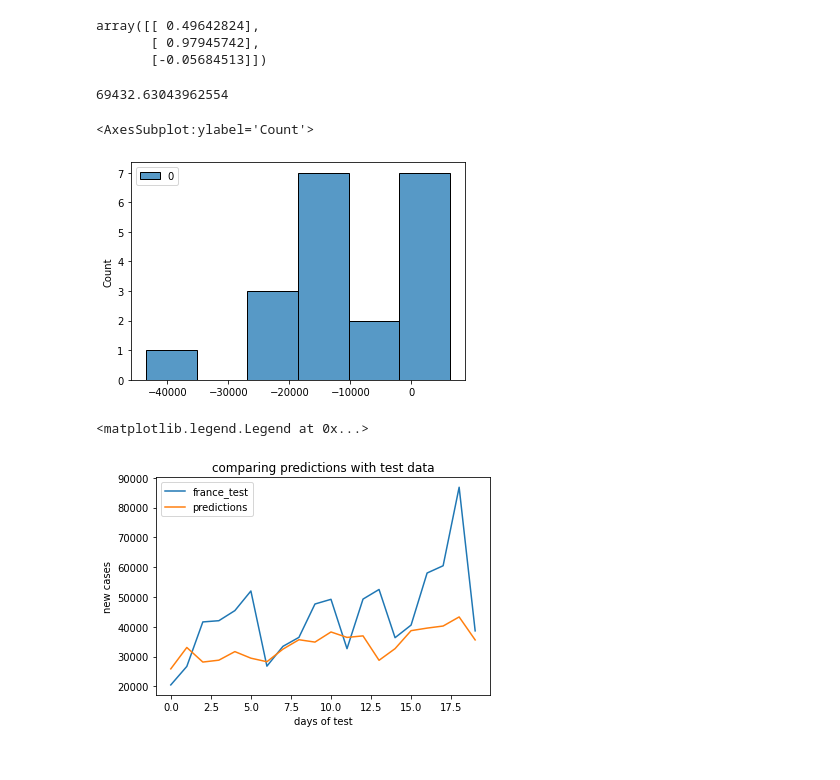
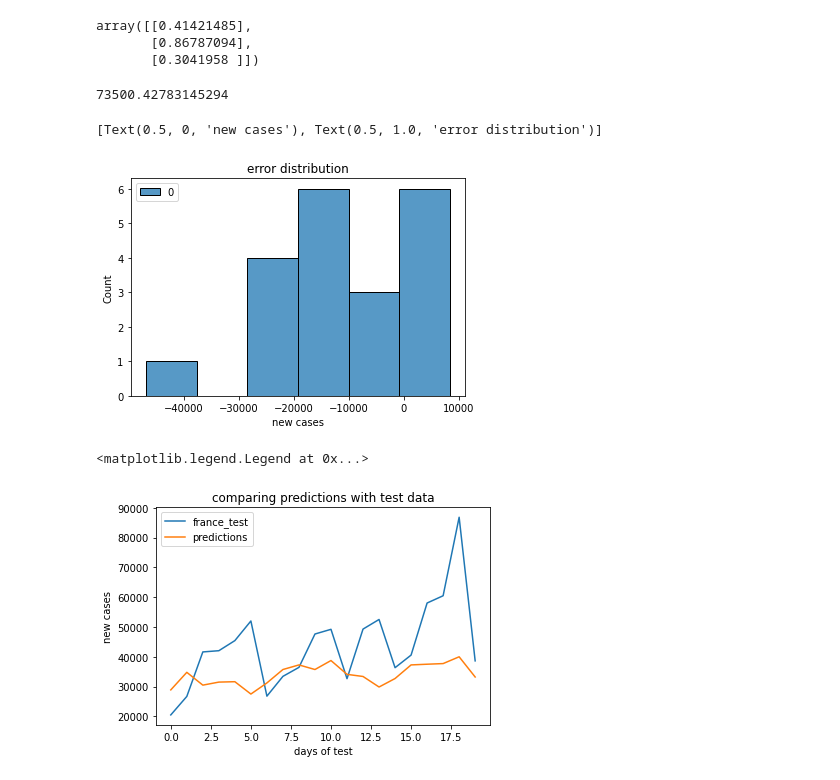
Before and after one commit to Jack-Lewittes/DS01, a Jupyter notebook: Q5.ipynb, the cells around one changed output. Saved outputs shown, nothing was run; the diff lists cells and outputs as text; code cells hidden in the pictures.

```diff
--- a/Q5.ipynb
+++ b/Q5.ipynb
@@ -8,7 +8,7 @@ import seaborn as sns
 df = pd.read_csv('data.csv')
 # %%
 df = df[(df['iso_code']=='FRA') | (df['iso_code']=='GBR') | (df['iso_code']=='ITA')|
-        (df['iso_code']=='CHE') | (df['iso_code']=='DEU') | (df['iso_code']=='PRT') ]
+        (df['iso_code']=='CHE') | (df['iso_code']=='DEU') | (df['iso_code']=='PRT') | (df['iso_code']=='BEL')]
 # %%
 df = df[(df['date'] >= '2020-03-15') & (df['date'] <= '2020-11-09')]
 # %%
@@ -35,13 +33,14 @@ ita = A[A['location']=='Italy'].reset_index().drop('index',axis=1)
 port = A[A['location']=='Portugal'].reset_index().drop('index',axis=1)
 swi = A[A['location']=='Switzerland'].reset_index().drop('index',axis=1)
 unk = A[A['location']=='United Kingdom'].reset_index().drop('index',axis=1)
+bel  = A[A['location']=='Belgium'].reset_index().drop('index',axis=1)
 # %%
-N = pd.DataFrame(columns=['Italy','United Kingdom'],index = range(0,240))
+N = pd.DataFrame(columns=['Italy'],index = range(0,240))
 N['United Kingdom'] = unk['new_cases']
 N['Italy']= ita['new_cases']
 #N['Portugal'] = port['new_cases']
 #N['Switzerland'] = swi['new_cases']
-N['Germany'] = germ['new_cases']
-
+#N['Germany'] = germ['new_cases']
+N['Belgium']= bel['new_cases']
 N
 # %% [output]
@@ -60 +59,6 @@ N
 240 rows × 3 columns
+# %%
+#correcting NaN values:
+N['Belgium'].iloc[238] = N['Belgium'].iloc[237]
+N['Belgium'].iloc[239] = N['Belgium'].iloc[237]
+N
@@ -120,9 +100,9 @@ b_test = b[220:]
 # %%
 x
 # %% [output]
-array([[ 0.49642824],
-       [ 0.97945742],
-       [-0.05684513]])
+array([[0.41421485],
+       [0.86787094],
+       [0.3041958 ]])
 # %%
 predictions = A_test@x
 # %%
@@ -130,12 +110,12 @@ predictions = A_test@x
 
 np.linalg.norm(r)
 # %% [output]
-69432.63043962554
+73500.42783145294
 # %%
-sns.histplot(r)
+sns.histplot(r).set(xlabel='new cases', title = 'error distribution')
 # %% [output]
-<AxesSubplot:ylabel='Count'>
+[Text(0.5, 0, 'new cases'), Text(0.5, 1.0, 'error distribution')]
-[figure, old version]
+[figure, new version]
 # %%
 def Atest(index):
     return predictions[index]
@@ -153,6 +133,6 @@ plt.title('comparing predictions with test data')
 plt.legend(['france_test','predictions'])
 # %% [output]
 <matplotlib.legend.Legend at 0x...>
-[figure, old version]
+[figure, new version]
 # %%
 W= np.eye(220)
```
Also changed, not shown: parts of 11 cells of this notebook, 1 other file.
